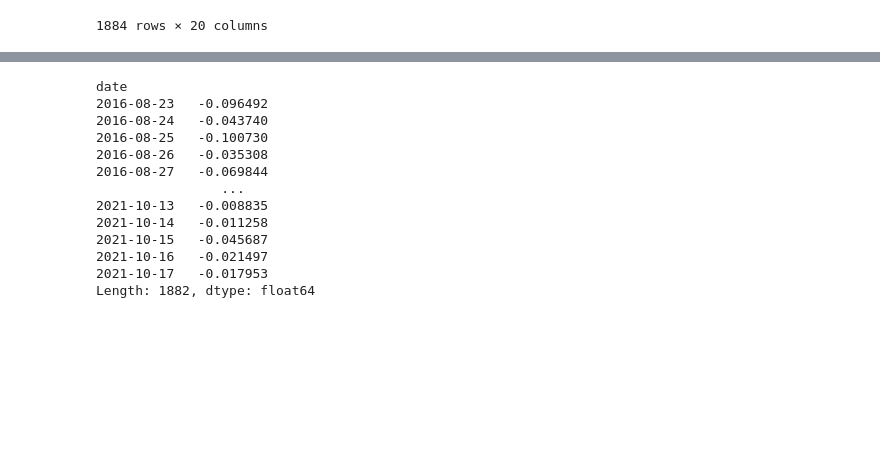
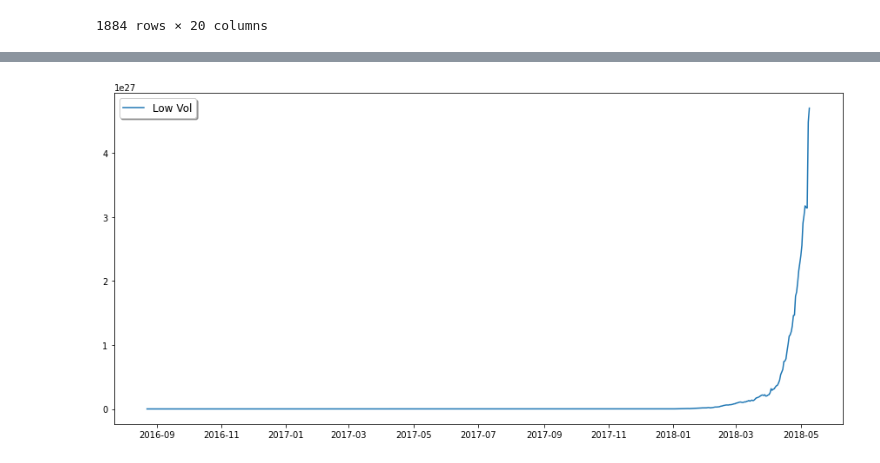
Before and after one commit to GuillaumePv/lowbeta_cryptocurrency, a Jupyter notebook: notebooks/low_vol_strat.ipynb, the cells around one changed output, grey strips where cells are left out. Cells and saved outputs as stored; diff of their text form; code cells hidden in the pictures; blank space fills up the shorter version.

```diff
--- a/notebooks/low_vol_strat.ipynb
+++ b/notebooks/low_vol_strat.ipynb
@@ -137,20 +119,8 @@ high_vol_perf = np.sum(high_vol_return,1)
 # %%
 plt.figure(figsize=(15,7))
-plt.plot((low_vol_perf+1).cumprod()*100)
+#plt.plot((low_vol_perf+1).cumprod()*100)
 plt.plot((high_vol_perf+1).cumprod()*100)
-plt.legend(['Low Vol','High Vol'],loc='upper left',fontsize='large',fancybox=True, shadow=True)
+plt.legend(['Low Vol'],loc='upper left',fontsize='large',fancybox=True, shadow=True)
 plt.show()
 # %% [output]
-date
-2016-08-23   -0.096492
-2016-08-24   -0.043740
-2016-08-25   -0.100730
-2016-08-26   -0.035308
-2016-08-27   -0.069844
-                ...
-2021-10-13   -0.008835
-2021-10-14   -0.011258
-2021-10-15   -0.045687
-2021-10-16   -0.021497
-2021-10-17   -0.017953
-Length: 1882, dtype: float64
+[figure, added]
```
Also changed, not shown: parts of 4 cells of this notebook, 3 other files.
